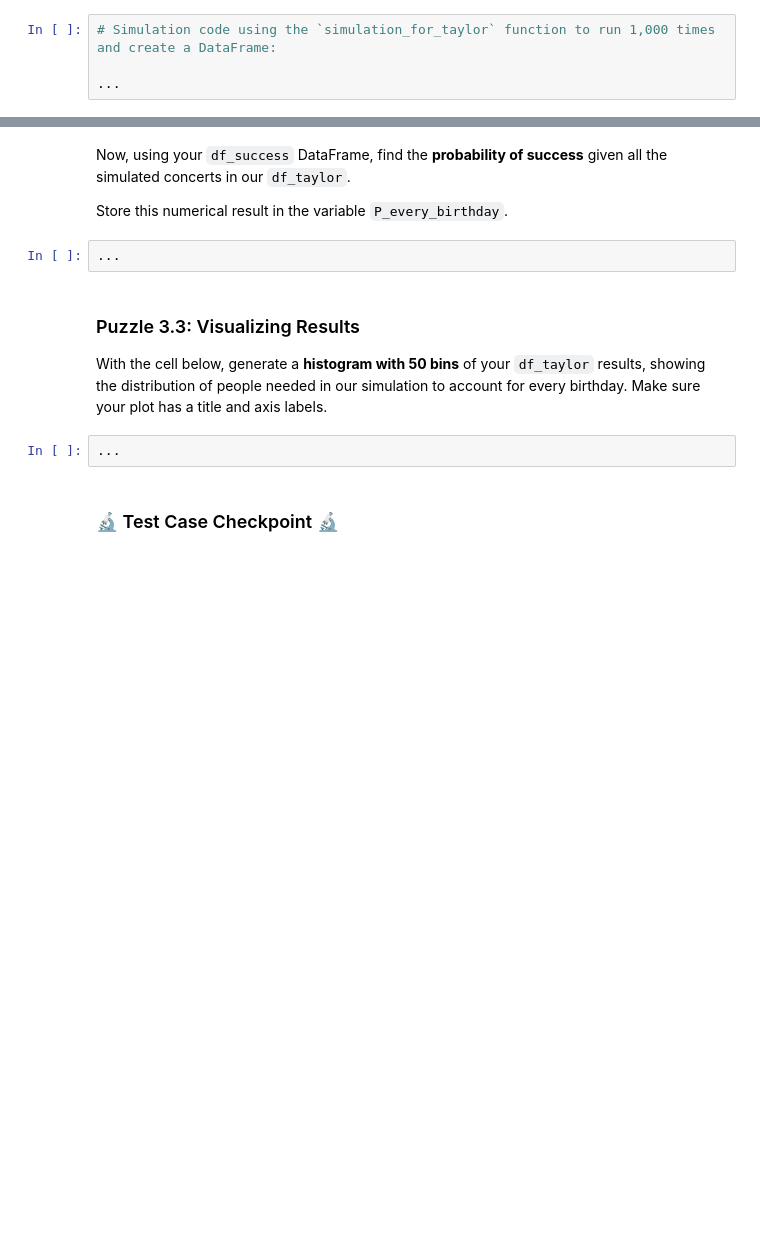
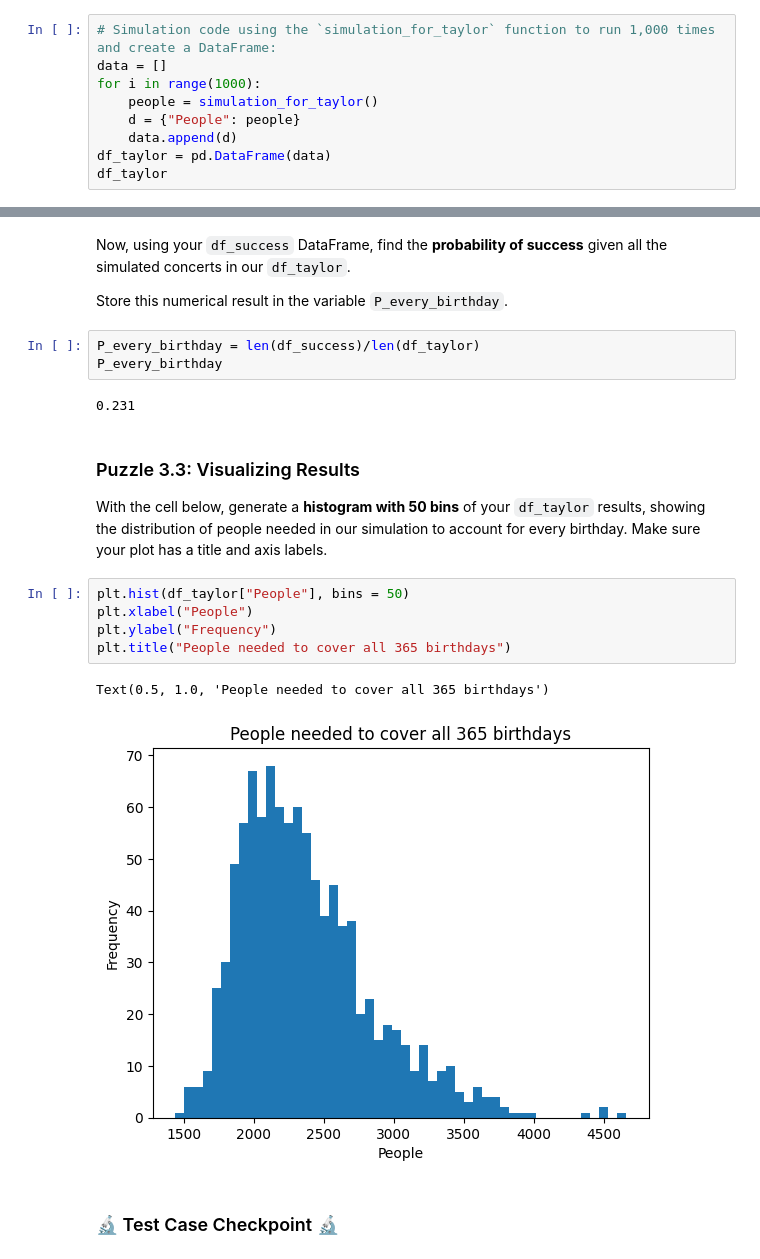
Before and after one commit to JoshuaMorales1245/Personal-Projects, a Jupyter notebook: lab_probability/lab_probability.ipynb, the cells around one changed output, grey strips where cells are left out. Drawn from its saved outputs; the diff is of its cells as text; blank space fills up the shorter version.

```diff
--- a/lab_probability/lab_probability.ipynb
+++ b/lab_probability/lab_probability.ipynb
@@ -389,5 +515,10 @@ If you're feeling stuck, remember how we wrote **simulation code** in lecture an
 *(Note: This may take a few seconds or up to a minute to run on a slower laptop.  You may want to try running the simulation 10 times to make sure your code works before changing your `for` loop range to 1,000)*
 # %%
 # Simulation code using the `simulation_for_taylor` function to run 1,000 times and create a DataFrame:
-
-...
+data = []
+for i in range(1000):
+    people = simulation_for_taylor()
+    d = {"People": people}
+    data.append(d)
+df_taylor = pd.DataFrame(data)
+df_taylor
@@ -405,14 +565,23 @@ First, find the rows of our `df_taylor` where the **simulation was a success**,
 Now, using your `df_success` DataFrame, find the **probability of success** given all the simulated concerts in our `df_taylor`.
 
 Store this numerical result in the variable `P_every_birthday`.
-# %%
-...
+# %%
+P_every_birthday = len(df_success)/len(df_taylor)
+P_every_birthday
+# %% [output]
+0.231
 # %% [markdown]
 ### Puzzle 3.3: Visualizing Results
 
 With the cell below, generate a **histogram with 50 bins** of your `df_taylor` results, showing the distribution of people needed in our simulation to account for every birthday. Make sure your plot has a title and axis labels.
-# %%
-...
+# %%
+plt.hist(df_taylor["People"], bins = 50)
+plt.xlabel("People")
+plt.ylabel("Frequency")
+plt.title("People needed to cover all 365 birthdays")
+# %% [output]
+Text(0.5, 1.0, 'People needed to cover all 365 birthdays')
+[figure, added]
 # %% [markdown]
 ### 🔬 Test Case Checkpoint 🔬
 # %%
```
Also changed, not shown: parts of 40 cells of this notebook, 1 other file.
